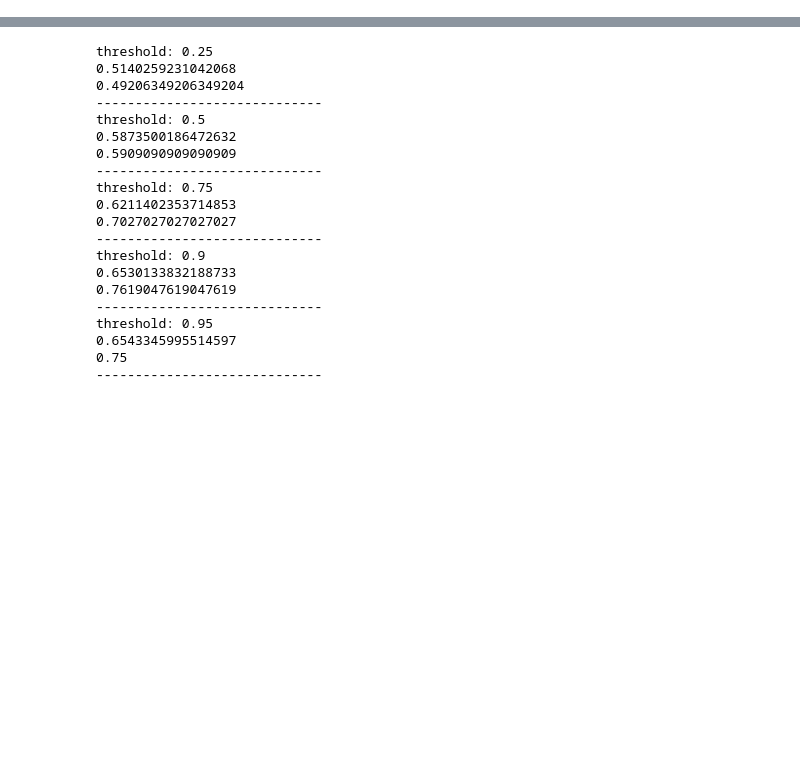
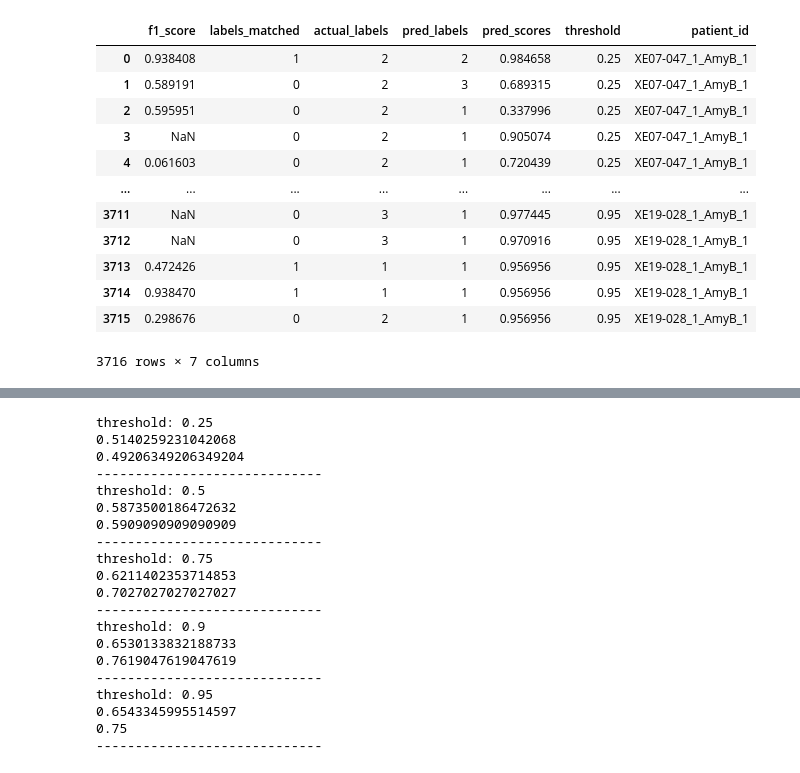
Before and after one commit to finkbeiner-lab/amyb-plaque-detection, a Jupyter notebook: src/models/validation_results.ipynb, the cells around one changed output, grey strips where cells are left out. Cells and saved outputs as stored; diff of their text form; code cells hidden in the pictures; blank space fills up the shorter version.

```diff
--- a/src/models/validation_results.ipynb
+++ b/src/models/validation_results.ipynb
@@ -86,0 +97,16 @@ for t in range(len(test_patient_ids)):
+# %%
+all_patients_val_metrics
+# %% [output]
+|  | f1_score | labels_matched | actual_labels | pred_labels | pred_scores | threshold | patient_id |
+| 0 | 0.938408 | 1 | 2 | 2 | 0.984658 | 0.25 | XE07-047_1_AmyB_1 |
+| 1 | 0.589191 | 0 | 2 | 3 | 0.689315 | 0.25 | XE07-047_1_AmyB_1 |
+| 2 | 0.595951 | 0 | 2 | 1 | 0.337996 | 0.25 | XE07-047_1_AmyB_1 |
+| 3 | NaN | 0 | 2 | 1 | 0.905074 | 0.25 | XE07-047_1_AmyB_1 |
+| 4 | 0.061603 | 0 | 2 | 1 | 0.720439 | 0.25 | XE07-047_1_AmyB_1 |
+| ... | ... | ... | ... | ... | ... | ... | ... |
+| 3711 | NaN | 0 | 3 | 1 | 0.977445 | 0.95 | XE19-028_1_AmyB_1 |
+| 3712 | NaN | 0 | 3 | 1 | 0.970916 | 0.95 | XE19-028_1_AmyB_1 |
+| 3713 | 0.472426 | 1 | 1 | 1 | 0.956956 | 0.95 | XE19-028_1_AmyB_1 |
+| 3714 | 0.938470 | 1 | 1 | 1 | 0.956956 | 0.95 | XE19-028_1_AmyB_1 |
+| 3715 | 0.298676 | 0 | 2 | 1 | 0.956956 | 0.95 | XE19-028_1_AmyB_1 |
+3716 rows × 7 columns
```
Also changed, not shown: parts of 19 cells of this notebook, 4 other files.
